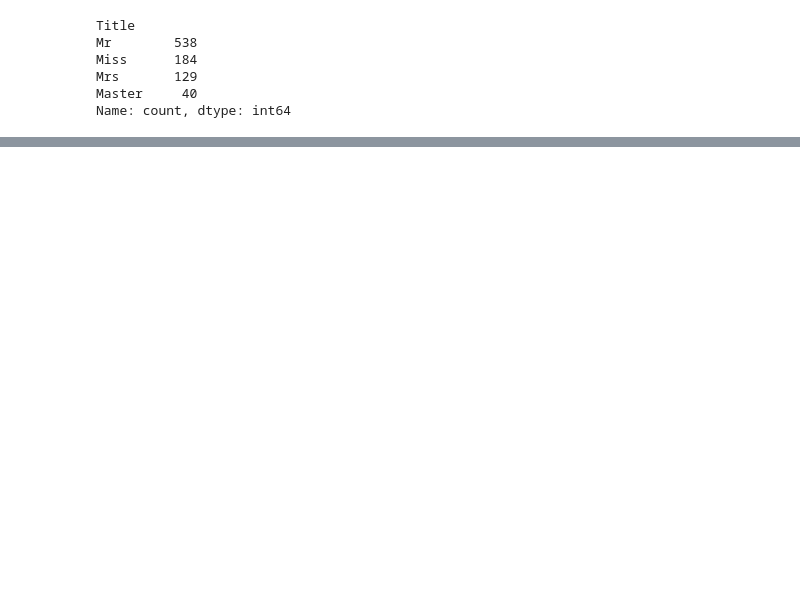
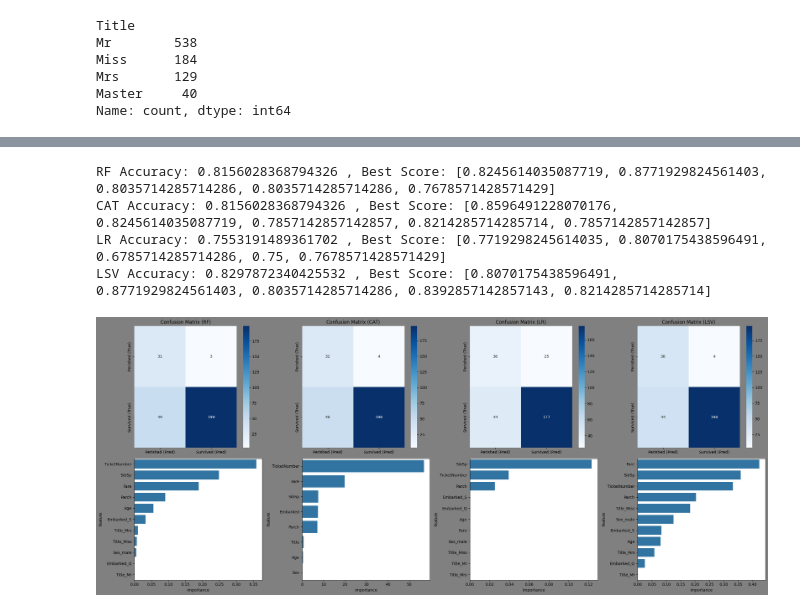
Before and after one commit to saka2ki/GCI, a Jupyter notebook: titanic/notebook/titanic.ipynb, the cells around one changed output, grey strips where cells are left out. Drawn from its saved outputs; the diff is of its cells as text; code cells hidden in the pictures; blank space fills up the shorter version.

```diff
--- a/titanic/notebook/titanic.ipynb
+++ b/titanic/notebook/titanic.ipynb
@@ -167,0 +177,5 @@ Perished rate: 0.6052631578947368
+# %%
+# 最適なハイパーパラメータの表示
+print("Best trial:")
+for key in objectives:
+    print(f'{key}: {objectives[key].study.best_trial.params}')
@@ -167,0 +188,39 @@ Perished rate: 0.6052631578947368
+# %%
+import matplotlib.pyplot as plt
+import seaborn as sns
+from sklearn.metrics import accuracy_score, confusion_matrix
+
+f, ax = plt.subplots(2, len(objectives), figsize=(6*len(objectives), 10), facecolor='gray', squeeze=False)
+i = 0
+for key in objectives:
+    pred_prob = []
+    feature_importances = []
+    for model in objectives[key].best_model:
+        pred_prob.append(model.predict(X_test))
+        feature_importances.append(model.feature_importance())
+    #print("Accuracy:", accuracy_score(y_test, (np.mean(pred_prob, axis=0) > 0.5).astype(int)))
+    print(f"{key} Accuracy:", accuracy_score(objectives[key].best_y_valid, (objectives[key].best_y_pred > 0.5).astype(int)), ", Best Score:", objectives[key].best_score)
+    feature_importance = pd.concat(feature_importances)
+    feature_importance = feature_importance.groupby('feature')['importance'].mean().sort_values(ascending=False).reset_index()
+    tn, fp, fn, tp = confusion_matrix(objectives[key].best_y_valid, (objectives[key].best_y_pred > 0.5).astype(int)).ravel()
+
+    df_conf = pd.DataFrame(
+        [[tp, fp],
+         [fn, tn]],
+        index=["Perished (True)", "Survived (True)"],
+        columns=["Perished (Pred)", "Survived (Pred)"]
+    )
+
+    sns.heatmap(df_conf, annot=True, fmt='d', cmap='Blues', ax=ax[0, i])
+    ax[0, i].set_title(f"Confusion Matrix ({key})")
+
+    sns.barplot(feature_importance, x='importance', y='feature', ax=ax[1, i])
+    i += 1
+plt.tight_layout()
+plt.show()
+# %% [output]
+RF Accuracy: 0.8156028368794326 , Best Score: [0.8245614035087719, 0.8771929824561403, 0.8035714285714286, 0.8035714285714286, 0.7678571428571429]
+CAT Accuracy: 0.8156028368794326 , Best Score: [0.8596491228070176, 0.8245614035087719, 0.7857142857142857, 0.8214285714285714, 0.7857142857142857]
+LR Accuracy: 0.7553191489361702 , Best Score: [0.7719298245614035, 0.8070175438596491, 0.6785714285714286, 0.75, 0.7678571428571429]
+LSV Accuracy: 0.8297872340425532 , Best Score: [0.8070175438596491, 0.8771929824561403, 0.8035714285714286, 0.8392857142857143, 0.8214285714285714]
+[figure, added]
```
Also changed, not shown: parts of 11 cells of this notebook.
